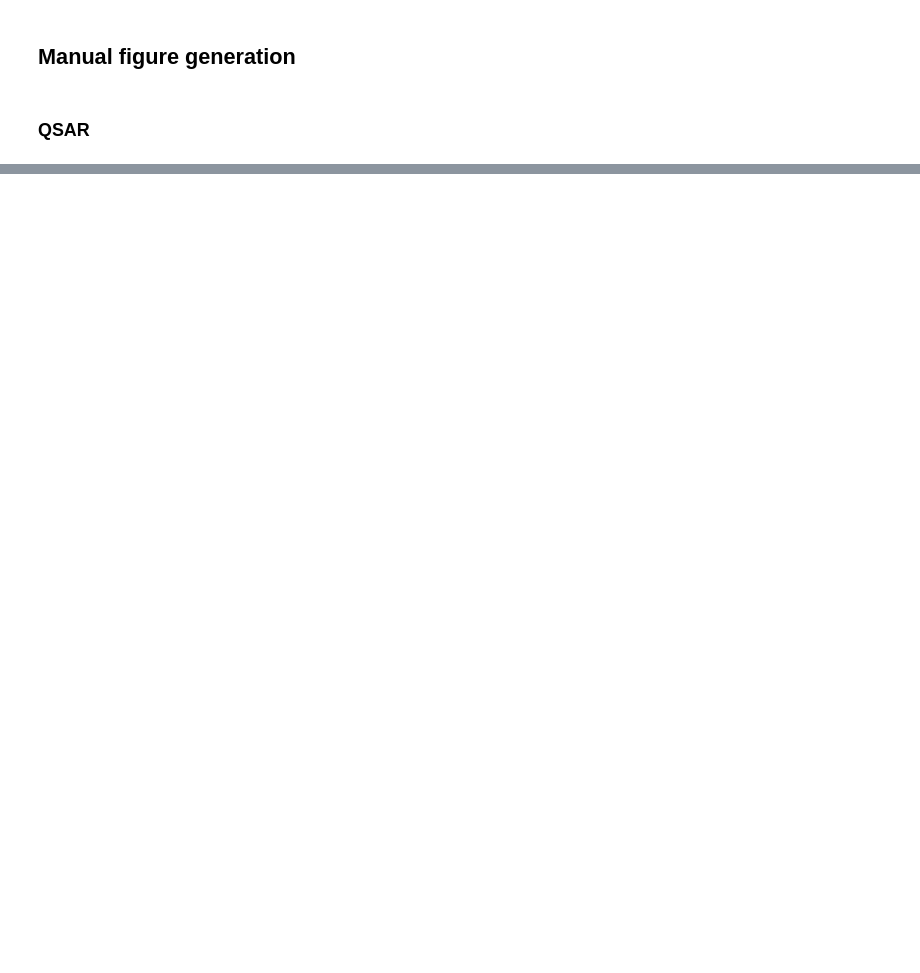
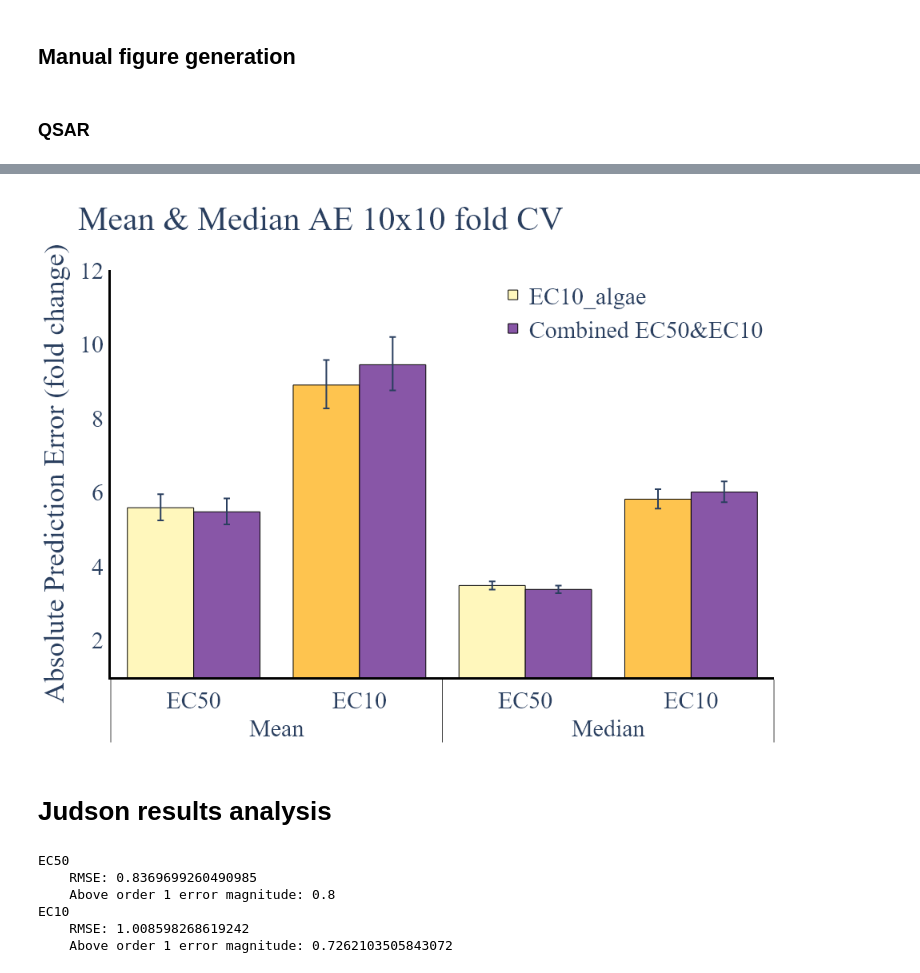
Before and after one commit to StyrbjornKall/TRIDENT, a Jupyter notebook: development/figures/generate_figures_for_publication.ipynb, the cells around one changed output, grey strips where cells are left out. Cells and saved outputs as stored; diff of their text form; code cells hidden in the pictures; blank space fills up the shorter version.

Commit message:
Added judson comparison

```diff
--- a/development/figures/generate_figures_for_publication.ipynb
+++ b/development/figures/generate_figures_for_publication.ipynb
@@ -290,0 +186,9 @@ TEST >3 18
+# %%
+species_group = 'algae'
+combomodel = f'EC50EC10_{species_group}_withoverlap'
+# %%
+combo_predictions = GroupDataForPerformance(Preprocess10x10Fold(name=combomodel))
+# %%
+ec50 = combo_predictions[combo_predictions.endpoint=='EC50']
+ec10 = combo_predictions[combo_predictions.endpoint=='EC10']
+overlapping_smiles = list(set(ec10.Canonical_SMILES_figures)  & set(ec50.Canonical_SMILES_figures))
@@ -290,0 +264,68 @@ TEST >3 18
+# %%
+plotname = f'EC50EC10_{species_group}_NO_chemical_overlap_between_EC50_&_EC10'
+fig = go.Figure()
+qsar = np.array(qsar)
+qsarse = np.array(qsarse)
+ecotoxformer = np.array(ecotoxformer)
+ecotoxformerse = np.array(ecotoxformerse)
+fig.add_trace(go.Bar(
+            name=endpoint+f'_{species_group}', x=xgroups, y=10**qsar,
+            error_y=dict(type='data',symmetric=False,
+            array=10**qsar*(10**qsarse-1),
+            arrayminus=10**qsar*(1-10**-qsarse)),
+            marker_color = qsarbarcolors,
+            marker=dict(
+                    line_width=1,
+                    line_color='Black'),
+        ))
+
+fig.add_trace(go.Bar(
+        name=f'Combined EC50&EC10',
+        x=xgroups, y=10**ecotoxformer,
+        error_y=dict(type='data',symmetric=False,
+            array=10**ecotoxformer*(10**ecotoxformerse-1),
+            arrayminus=10**ecotoxformer*(1-10**-ecotoxformerse)),
+        marker_color = colors['EC50EC10'],
+        marker=dict(
+                line_width=1,
+                line_color='Black'),
+    ))
+
+fig.update_layout(title='Mean & Median AE 10x10 fold CV')
+fig.update_yaxes(title_text="Absolute Prediction Error (fold change)")
+UpdateFigLayout(fig, None, [1,12],[1000,700],1, 'topright')
+
+fig.update_layout(barmode='group')
+fig.show(renderer='png')
+
+fig.write_image(f"./figures_for_publication/{plotname}"+'.png', scale=7)
+fig.write_image(f"./figures_for_publication/{plotname}"+'.svg')
+fig.write_html(f"./figures_for_publication/{plotname}"+'.html')
+# %% [output]
+[figure, added]
+# %% [markdown]
+# Judson results analysis
+# %%
+for endpoint in ['EC50', 'EC10']:
+    judson = pd.read_pickle(f'../../data/results/Judson_{endpoint}_results.pkl.zip', compression='zip')
+    judson.drop(columns=['endpoint'], inplace=True)
+
+    for col in judson.columns:
+        if 'COMBINED' in col:
+            judson.rename(columns={col: col[9:]}, inplace=True)
+
+    judson['cmpdname'] = 'unk'
+    judson['Canonical_SMILES_figures'] = judson.SMILES_Canonical_RDKit.copy()
+    predictions = GroupDataForPerformance(judson)
+
+    RMSE = np.sqrt((predictions.residuals**2).mean())
+    print(f'''{endpoint}
+    RMSE: {RMSE}
+    Above order 1 error magnitude: {np.mean(predictions.L1error<1)}''')
+# %% [output]
+EC50
+    RMSE: 0.8369699260490985
+    Above order 1 error magnitude: 0.8
+EC10
+    RMSE: 1.008598268619242
+    Above order 1 error magnitude: 0.7262103505843072
```
Also changed, not shown: parts of 13 cells of this notebook, 2 other files.
